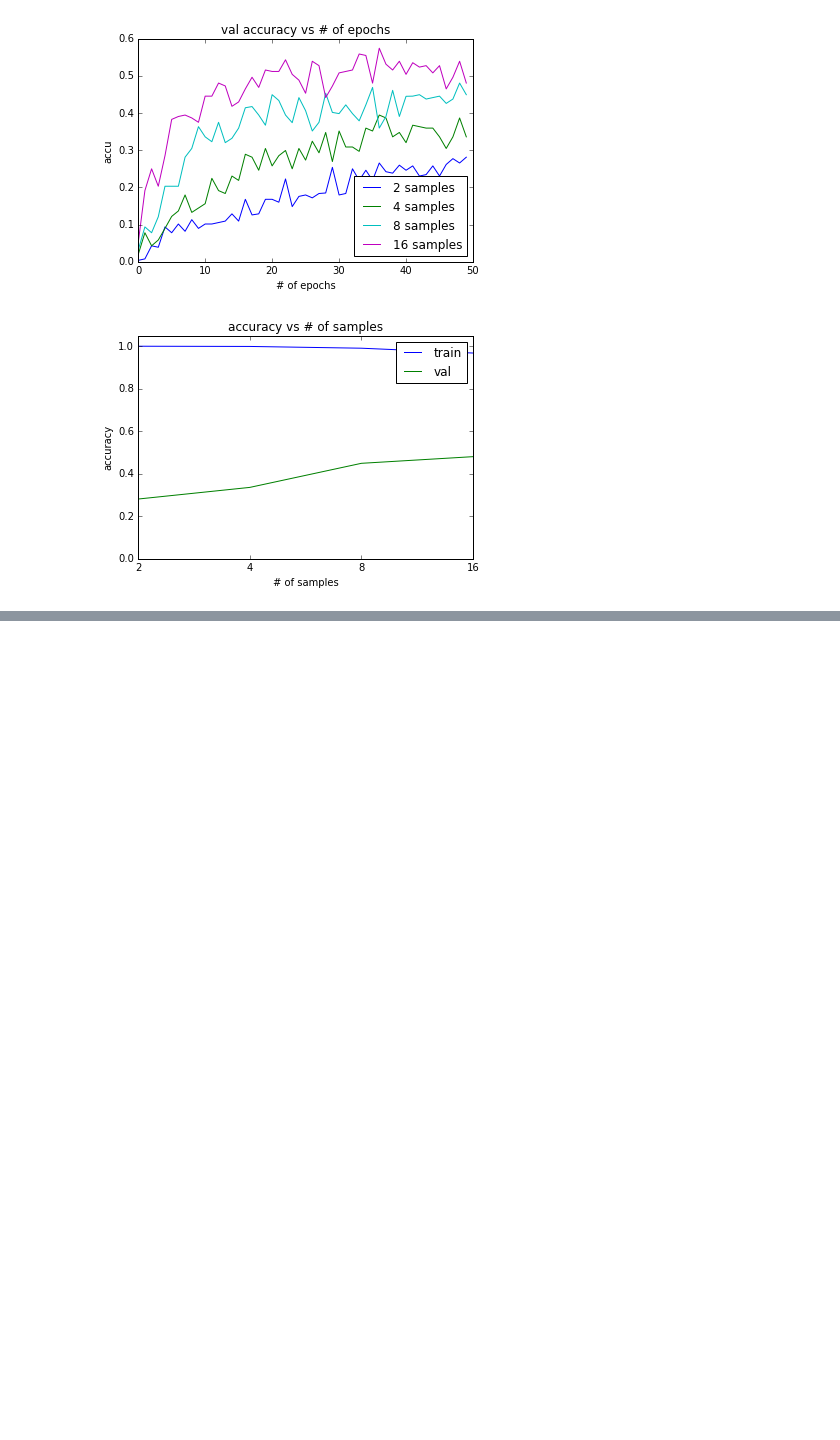
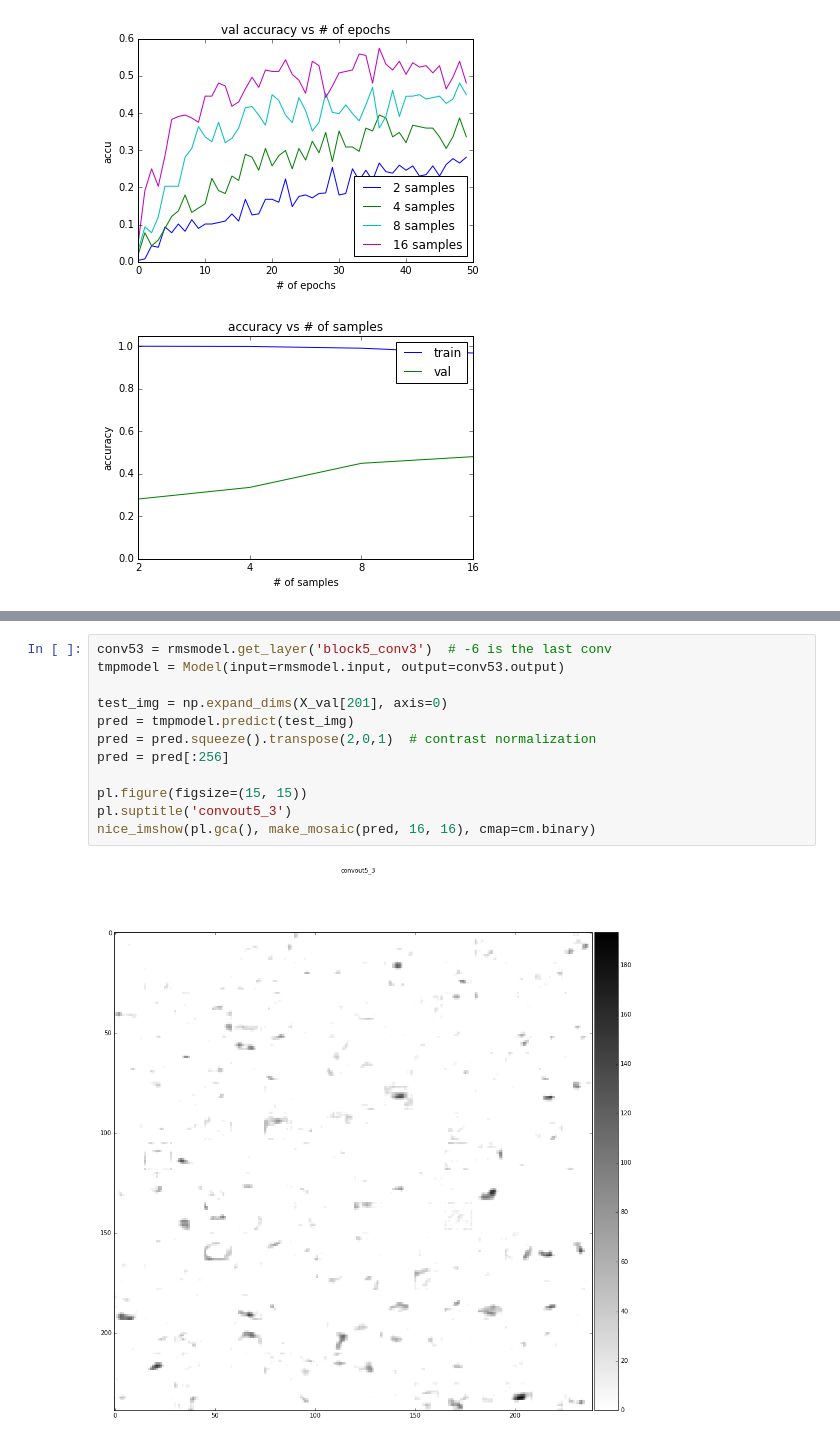
Before and after one commit to amyburden/course-transferleaning, a Jupyter notebook: Zhy.ipynb, the cells around one changed output, grey strips where cells are left out. Cells and saved outputs as stored; diff of their text form; blank space fills up the shorter version.

```diff
--- a/Zhy.ipynb
+++ b/Zhy.ipynb
@@ -260,0 +367,14 @@ plt.show()
+# %%
+conv53 = rmsmodel.get_layer('block5_conv3')  # -6 is the last conv
+tmpmodel = Model(input=rmsmodel.input, output=conv53.output)
+
+test_img = np.expand_dims(X_val[201], axis=0)
+pred = tmpmodel.predict(test_img)
+pred = pred.squeeze().transpose(2,0,1)  # contrast normalization
+pred = pred[:256]
+
+pl.figure(figsize=(15, 15))
+pl.suptitle('convout5_3')
+nice_imshow(pl.gca(), make_mosaic(pred, 16, 16), cmap=cm.binary)
+# %% [output]
+[figure, added]
```
Also changed, not shown: parts of 12 cells of this notebook.
